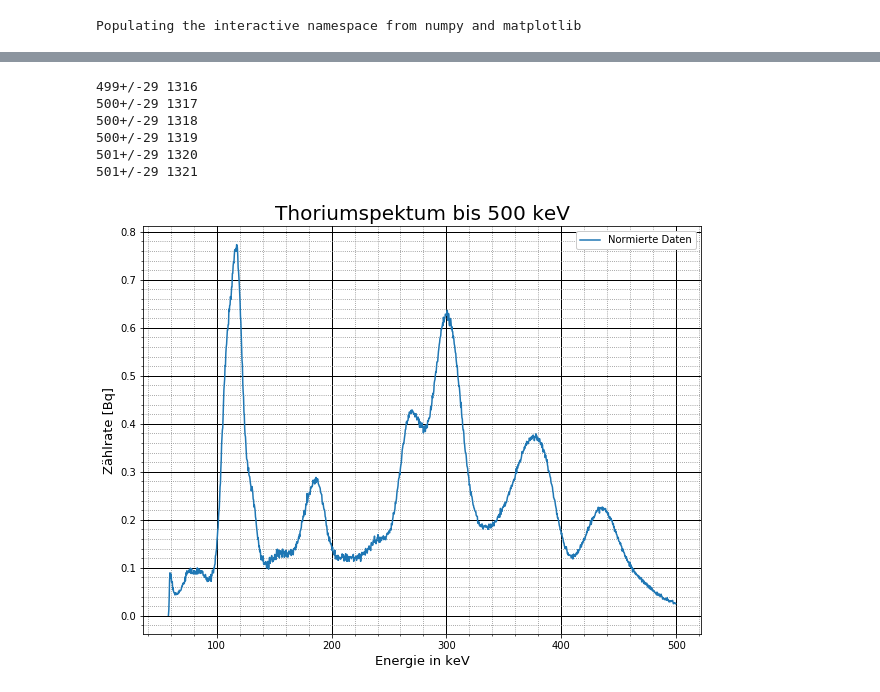
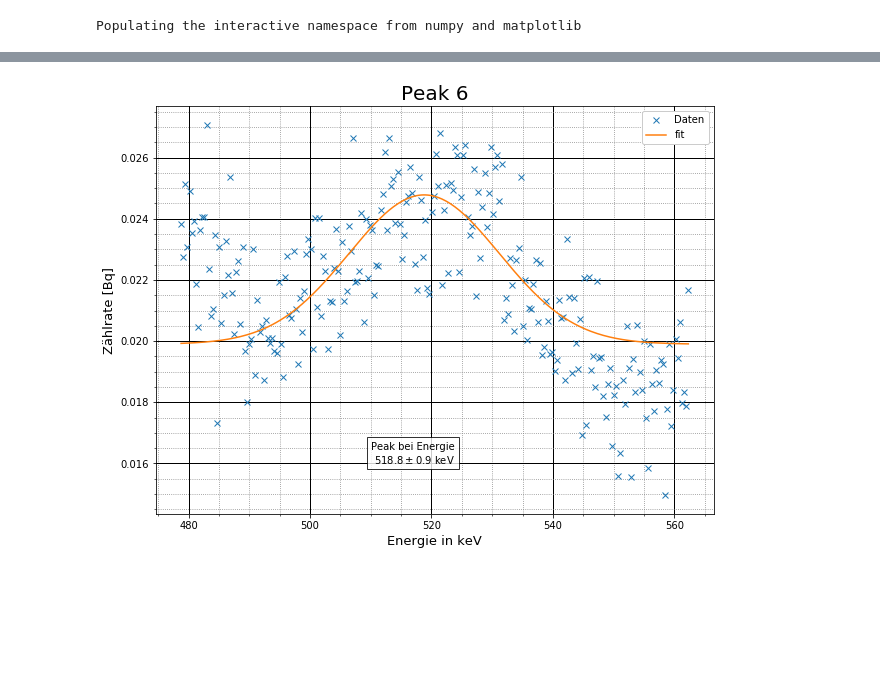
Before and after one commit to shockcookie/FP, a Jupyter notebook: Szintillationszaehler/ErikDamian/ErikDamian/thorium.ipynb, the cells around one changed output, grey strips where cells are left out. Saved outputs shown, nothing was run; the diff lists cells and outputs as text; code cells hidden in the pictures; blank space fills up the shorter version.

```diff
--- a/Szintillationszaehler/ErikDamian/ErikDamian/thorium.ipynb
+++ b/Szintillationszaehler/ErikDamian/ErikDamian/thorium.ipynb
@@ -195,50 +553,49 @@ def indexfinder(x):
 # %%
-indexfinder(500)
+indexfinder(900)
-# %% [output]
-499+/-29 1316
-500+/-29 1317
-500+/-29 1318
-500+/-29 1319
-501+/-29 1320
-501+/-29 1321
 # %%
-start1, stop1 = 0,1318
+start_p6, stop_p6 = 1320, 1560
+p6 = [data[0][start_p6:stop_p6], data[1][start_p6:stop_p6]]
+#plt.plot(*val(p6))
+p6_g,p6_err = gausfit_pm(*p6, p0 = (510, 6, 0.1, 0.18))
 
+
+#plt.plot(val(p6[0]), val(gaus(p6[0], *p6_g)))
 
 fig_size = plt.rcParams["figure.figsize"]
 fig_size[0] = 10
 fig_size[1] = 7.5
 plt.rcParams["figure.figsize"] = fig_size
 
 ###   Errors / Fit / Plot
-
-plt.plot(val(data[0][start1:stop1]), val(data[1][start1:stop1]), label="Normierte Daten")
-#plt.semilogy()
+plt.plot(*val(p6),"x",label="Daten")
+plt.plot(val(p6[0]), val(gaus(p6[0], *p6_g)),label="fit")
+plt.text(510,0.016, r"Peak bei Energie"+"\n"+" ${:L}$ keV".format(p6_g[0]),
+          bbox={'facecolor':'white', 'alpha':0.8}, fontsize=10)
 
 
 
 ###   Label / Title
 
 plt.ylabel(r'Zählrate [Bq]', fontsize=13)
 plt.xlabel(r'Energie in keV', fontsize=13)
-plt.title('Thoriumspektum bis 500 keV', fontsize=20)
+plt.title('Peak 6', fontsize=20)
 
 ###   Axes / Grid
 
 axes = plt.gca()  ##  Searches current Axes
 
 #axes.set_xlim([0,1024])
 #axes.set_ylim([0,220000])
 
 #axes.set_yticks([0,10,20,30,40,50,60,70,80,90,100,110])
 #axes.set_xticks([0.1,0.2,0.3,0.4,0.5,0.6,0.7,0.8])
 
 axes.grid(which='major', linestyle='-', linewidth='1', color='black')
 axes.grid(which='minor', linestyle=':', color='gray')
 axes.minorticks_on()
 
 plt.legend(framealpha=1)
-#plt.savefig('Th_ganz.png')
+plt.savefig('P6.png')
 plt.show()
 # %% [output]
-[figure, old version]
+[figure, new version]
```
Also changed, not shown: parts of 14 cells of this notebook, 42 other files.
